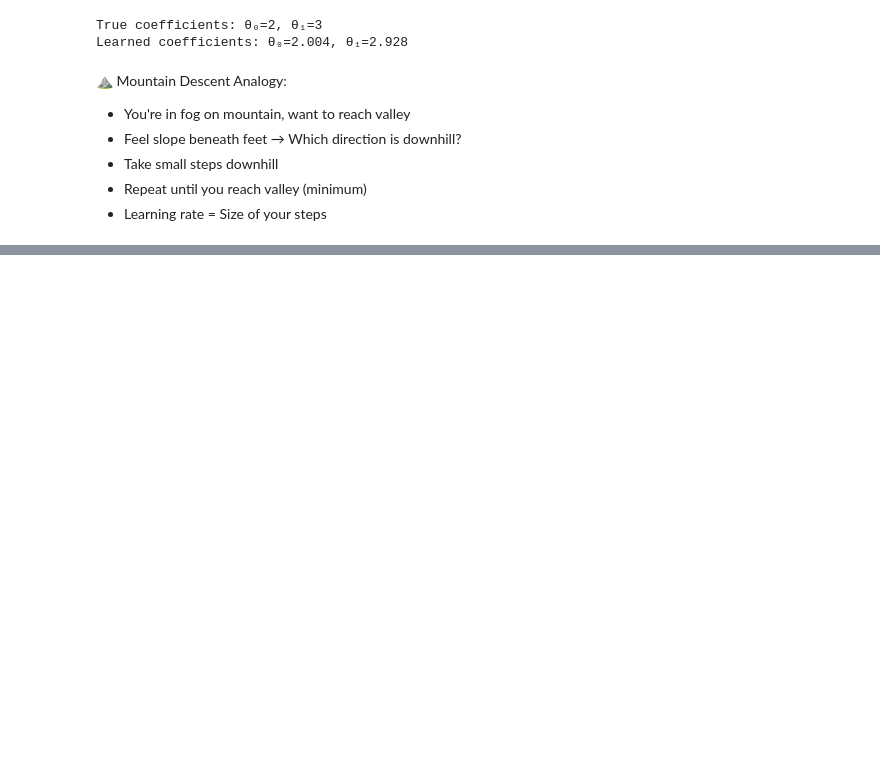
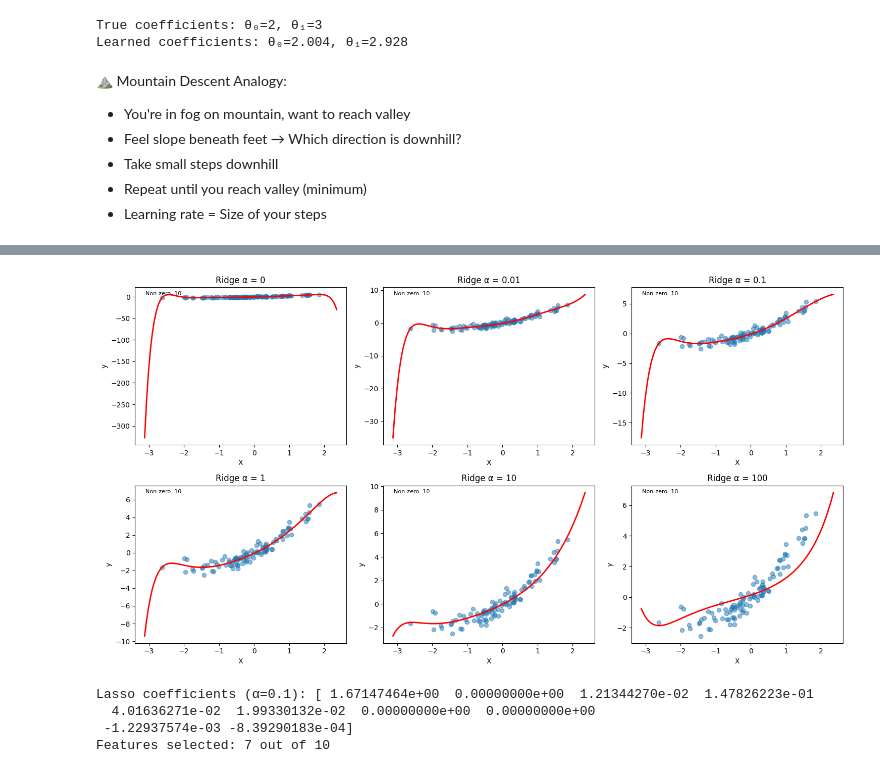
Before and after one commit to hima879/aiml, a Jupyter notebook: practice/ML_Concepts.ipynb, the cells around one changed output, grey strips where cells are left out. Drawn from its saved outputs; the diff is of its cells as text; code cells hidden in the pictures; blank space fills up the shorter version.

```diff
--- a/practice/ML_Concepts.ipynb
+++ b/practice/ML_Concepts.ipynb
@@ -490,0 +616,56 @@ Learned coefficients: θ₀=2.004, θ₁=2.928
+# %%
+from sklearn.linear_model import Ridge, Lasso, ElasticNet
+from sklearn.preprocessing import PolynomialFeatures, StandardScaler
+from sklearn.pipeline import Pipeline
+
+# Generate data with noise
+np.random.seed(42)
+X = np.random.randn(100, 1)
+y = 2 * X.ravel() + 0.5 * X.ravel()**2 + np.random.normal(0, 0.5, 100)
+
+poly = PolynomialFeatures(degree=10, include_bias=False)
+
+# Compare regularization strengths
+alphas = [0, 0.01, 0.1, 1, 10, 100]
+fig, axes = plt.subplots(2, 3, figsize=(15, 8))
+axes = axes.ravel()
+
+for i, alpha in enumerate(alphas):
+    # Ridge regression
+    ridge = Pipeline([
+        ('poly', poly),
+        ('scaler', StandardScaler()),
+        ('ridge', Ridge(alpha=alpha))
+    ])
+    ridge.fit(X, y)
+
+    # Predict
+    X_plot = np.linspace(X.min()-0.5, X.max()+0.5, 100).reshape(-1, 1)
+    y_plot = ridge.predict(X_plot)
+
+    # Plot
+    axes[i].scatter(X, y, alpha=0.5)
+    axes[i].plot(X_plot, y_plot, 'r-', linewidth=2)
+    axes[i].set_title(f'Ridge α = {alpha}')
+    axes[i].set_xlabel('X')
+    axes[i].set_ylabel('y')
+
+    # Show coefficients
+    coeffs = ridge.named_steps['ridge'].coef_
+    axes[i].text(0.05, 0.95, f'Non-zero: {np.sum(np.abs(coeffs) > 1e-6)}',
+                transform=axes[i].transAxes, fontsize=8)
+
+plt.tight_layout()
+plt.show()
+
+# Feature selection with Lasso
+lasso = Lasso(alpha=0.1)
+lasso.fit(poly.fit_transform(X), y)
+print("Lasso coefficients (α=0.1):", lasso.coef_)
+print(f"Features selected: {np.sum(lasso.coef_ != 0)} out of {len(lasso.coef_)}")
+# %% [output]
+[figure, added]
+Lasso coefficients (α=0.1): [ 1.67147464e+00  0.00000000e+00  1.21344270e-02  1.47826223e-01
+  4.01636271e-02  1.99330132e-02  0.00000000e+00  0.00000000e+00
+ -1.22937574e-03 -8.39290183e-04]
+Features selected: 7 out of 10
```
Also changed, not shown: parts of 7 cells of this notebook.
